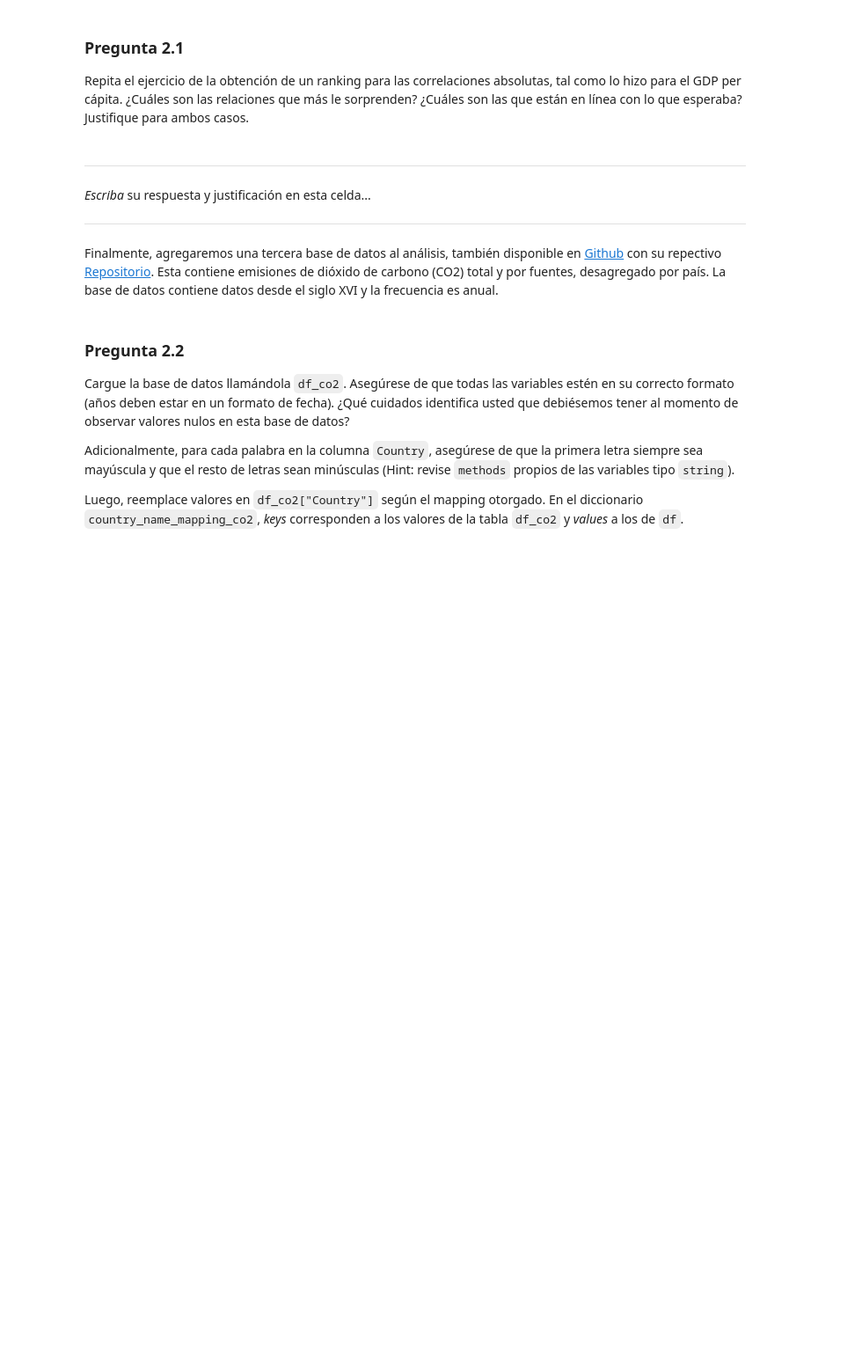
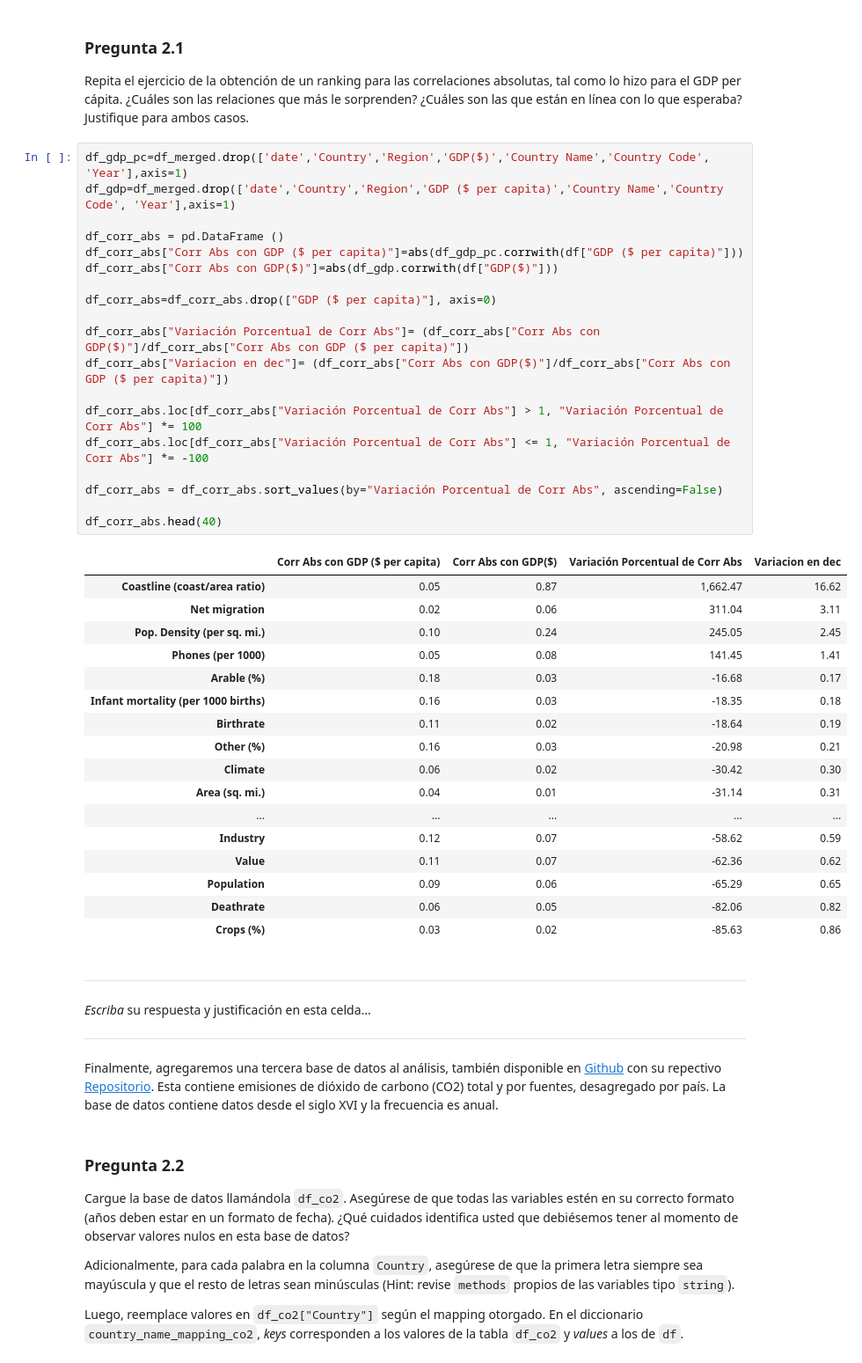
Before and after one commit to fabelo4/AMLE-2025, a Jupyter notebook: Tarea 1.ipynb, the cells around one changed output. Shown at 88% size. Saved outputs shown, nothing was run; the diff lists cells and outputs as text; blank space fills up the shorter version.

```diff
--- a/Tarea 1.ipynb
+++ b/Tarea 1.ipynb
@@ -666,6 +746,43 @@ country_name_mapping = {
 ### Pregunta 2.1
 
 Repita el ejercicio de la obtención de un ranking para las correlaciones absolutas, tal como lo hizo para el GDP per cápita. ¿Cuáles son las relaciones que más le sorprenden? ¿Cuáles son las que están en línea con lo que esperaba? Justifique para ambos casos.
+# %%
+df_gdp_pc=df_merged.drop(['date','Country','Region','GDP($)','Country Name','Country Code', 'Year'],axis=1)
+df_gdp=df_merged.drop(['date','Country','Region','GDP ($ per capita)','Country Name','Country Code', 'Year'],axis=1)
+
+df_corr_abs = pd.DataFrame ()
+df_corr_abs["Corr Abs con GDP ($ per capita)"]=abs(df_gdp_pc.corrwith(df["GDP ($ per capita)"]))
+df_corr_abs["Corr Abs con GDP($)"]=abs(df_gdp.corrwith(df["GDP($)"]))
+
+df_corr_abs=df_corr_abs.drop(["GDP ($ per capita)"], axis=0)
+
+df_corr_abs["Variación Porcentual de Corr Abs"]= (df_corr_abs["Corr Abs con GDP($)"]/df_corr_abs["Corr Abs con GDP ($ per capita)"])
+df_corr_abs["Variacion en dec"]= (df_corr_abs["Corr Abs con GDP($)"]/df_corr_abs["Corr Abs con GDP ($ per capita)"])
+
+df_corr_abs.loc[df_corr_abs["Variación Porcentual de Corr Abs"] > 1, "Variación Porcentual de Corr Abs"] *= 100
+df_corr_abs.loc[df_corr_abs["Variación Porcentual de Corr Abs"] <= 1, "Variación Porcentual de Corr Abs"] *= -100
+
+df_corr_abs = df_corr_abs.sort_values(by="Variación Porcentual de Corr Abs", ascending=False)
+
+df_corr_abs.head(40)
+# %% [output]
+|  | Corr Abs con GDP ($ per capita) | Corr Abs con GDP($) | Variación Porcentual de Corr Abs | Variacion en dec |
+| Coastline (coast/area ratio) | 0.05 | 0.87 | 1,662.47 | 16.62 |
+| Net migration | 0.02 | 0.06 | 311.04 | 3.11 |
+| Pop. Density (per sq. mi.) | 0.10 | 0.24 | 245.05 | 2.45 |
+| Phones (per 1000) | 0.05 | 0.08 | 141.45 | 1.41 |
+| Arable (%) | 0.18 | 0.03 | -16.68 | 0.17 |
+| Infant mortality (per 1000 births) | 0.16 | 0.03 | -18.35 | 0.18 |
+| Birthrate | 0.11 | 0.02 | -18.64 | 0.19 |
+| Other (%) | 0.16 | 0.03 | -20.98 | 0.21 |
+| Climate | 0.06 | 0.02 | -30.42 | 0.30 |
+| Area (sq. mi.) | 0.04 | 0.01 | -31.14 | 0.31 |
+| ... | ... | ... | ... | ... |
+| Industry | 0.12 | 0.07 | -58.62 | 0.59 |
+| Value | 0.11 | 0.07 | -62.36 | 0.62 |
+| Population | 0.09 | 0.06 | -65.29 | 0.65 |
+| Deathrate | 0.06 | 0.05 | -82.06 | 0.82 |
+| Crops (%) | 0.03 | 0.02 | -85.63 | 0.86 |
 # %% [markdown]
 
 
```
Also changed, not shown: parts of 10 cells of this notebook, 1 other file.
